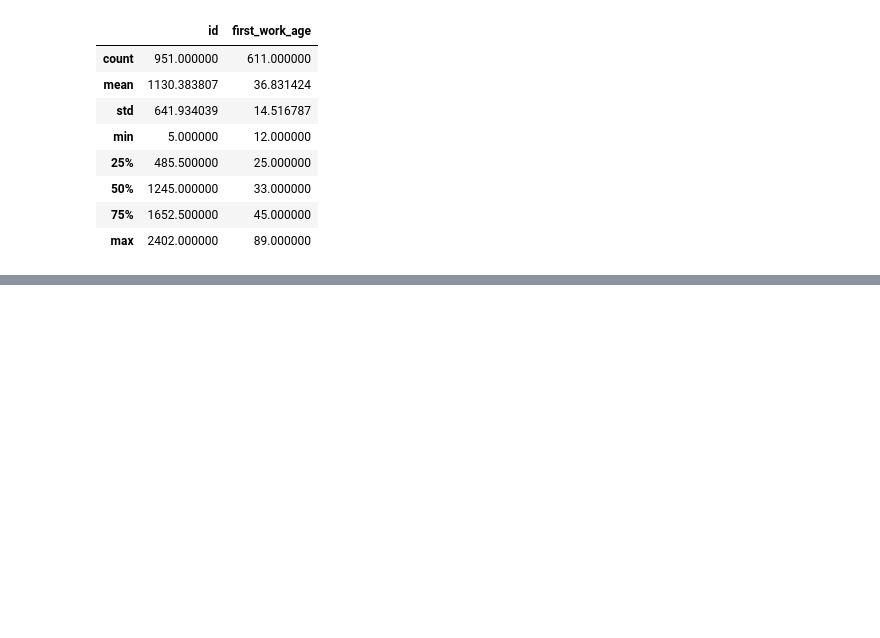
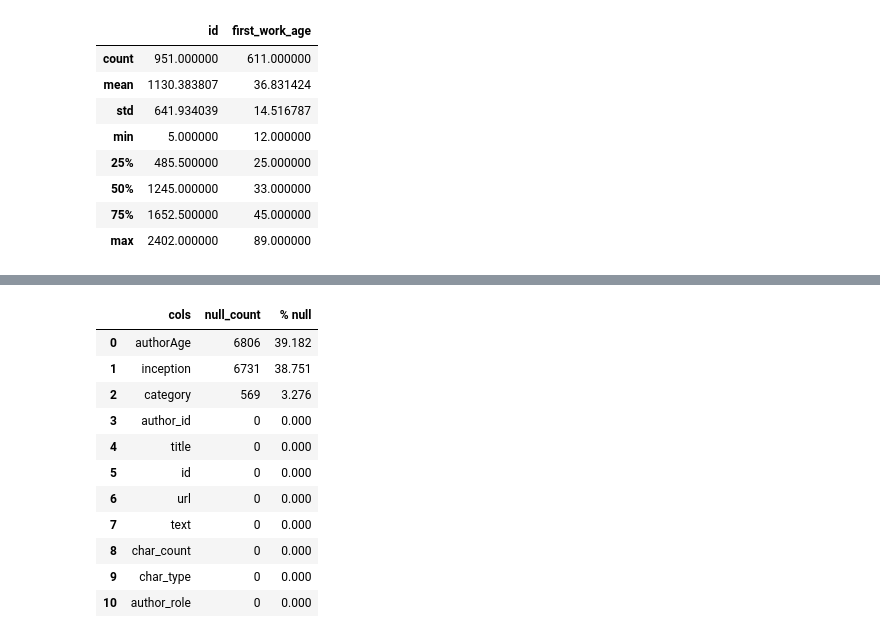
Before and after one commit to j-chowder/japanese_literature, a Jupyter notebook: feature_engineering.ipynb, the cells around one changed output, grey strips where cells are left out. Cells and saved outputs as stored; diff of their text form; code cells hidden in the pictures; blank space fills up the shorter version.

Commit message:
removed unnecessary columns in books.

```diff
--- a/feature_engineering.ipynb
+++ b/feature_engineering.ipynb
@@ -816,0 +821,2 @@ author.describe()
+# %%
+submit = merge.drop(columns=['author', 'birthYear', 'deathYear'])
@@ -816,0 +853,15 @@ author.describe()
+# %%
+nulls(submit)
+# %% [output]
+|  | cols | null_count | % null |
+| 0 | authorAge | 6806 | 39.182 |
+| 1 | inception | 6731 | 38.751 |
+| 2 | category | 569 | 3.276 |
+| 3 | author_id | 0 | 0.000 |
+| 4 | title | 0 | 0.000 |
+| 5 | id | 0 | 0.000 |
+| 6 | url | 0 | 0.000 |
+| 7 | text | 0 | 0.000 |
+| 8 | char_count | 0 | 0.000 |
+| 9 | char_type | 0 | 0.000 |
+| 10 | author_role | 0 | 0.000 |
```
Also changed, not shown: parts of 3 cells of this notebook, 1 other file.
